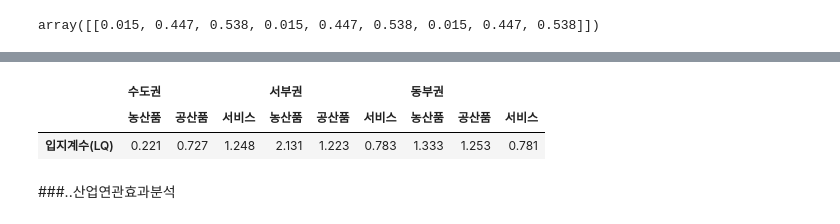
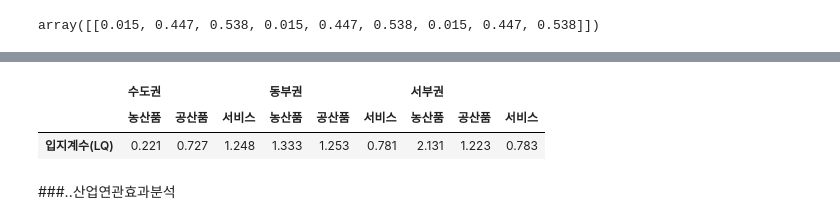
Before and after one commit to Tom-Jung/legendary-funicular, a Jupyter notebook: Ch7. 지역산업연관분석_3부문_3지역_new.ipynb, the cells around one changed output, grey strips where cells are left out. Saved outputs shown, nothing was run; the diff lists cells and outputs as text; code cells hidden in the pictures.

```diff
--- a/Ch7. 지역산업연관분석_3부문_3지역_new.ipynb
+++ b/Ch7. 지역산업연관분석_3부문_3지역_new.ipynb
@@ -301,12 +301,12 @@ array([[0.221, 0.727, 1.248, 2.131, 1.223, 0.783, 1.333, 1.253, 0.781]])
 # %%
-LQ_df = pd.DataFrame(LQ.round(3), columns =  [['수도권', '수도권', '수도권', '서부권', '서부권', '서부권','동부권', '동부권', '동부권'],
+LQ_df = pd.DataFrame(LQ.round(3), columns =  [['수도권', '수도권', '수도권', '동부권', '동부권', '동부권','서부권', '서부권', '서부권'],
                                      ['농산품', '공산품', '서비스', '농산품', '공산품', '서비스','농산품', '공산품', '서비스' ]],
                      index = ['입지계수(LQ)'])
 LQ_df
 # %% [output]
-|  | 수도권 |  |  | 서부권 |  |  | 동부권 |  |  |
+|  | 수도권 |  |  | 동부권 |  |  | 서부권 |  |  |
 |  | 농산품 | 공산품 | 서비스 | 농산품 | 공산품 | 서비스 | 농산품 | 공산품 | 서비스 |
-| 입지계수(LQ) | 0.221 | 0.727 | 1.248 | 2.131 | 1.223 | 0.783 | 1.333 | 1.253 | 0.781 |
+| 입지계수(LQ) | 0.221 | 0.727 | 1.248 | 1.333 | 1.253 | 0.781 | 2.131 | 1.223 | 0.783 |
 # %%
 LQ_df.to_csv('지역별_산업별_입지계수.csv', encoding='utf_8-sig')
 # %% [markdown]
```
Also changed, not shown: parts of 40 cells of this notebook.
